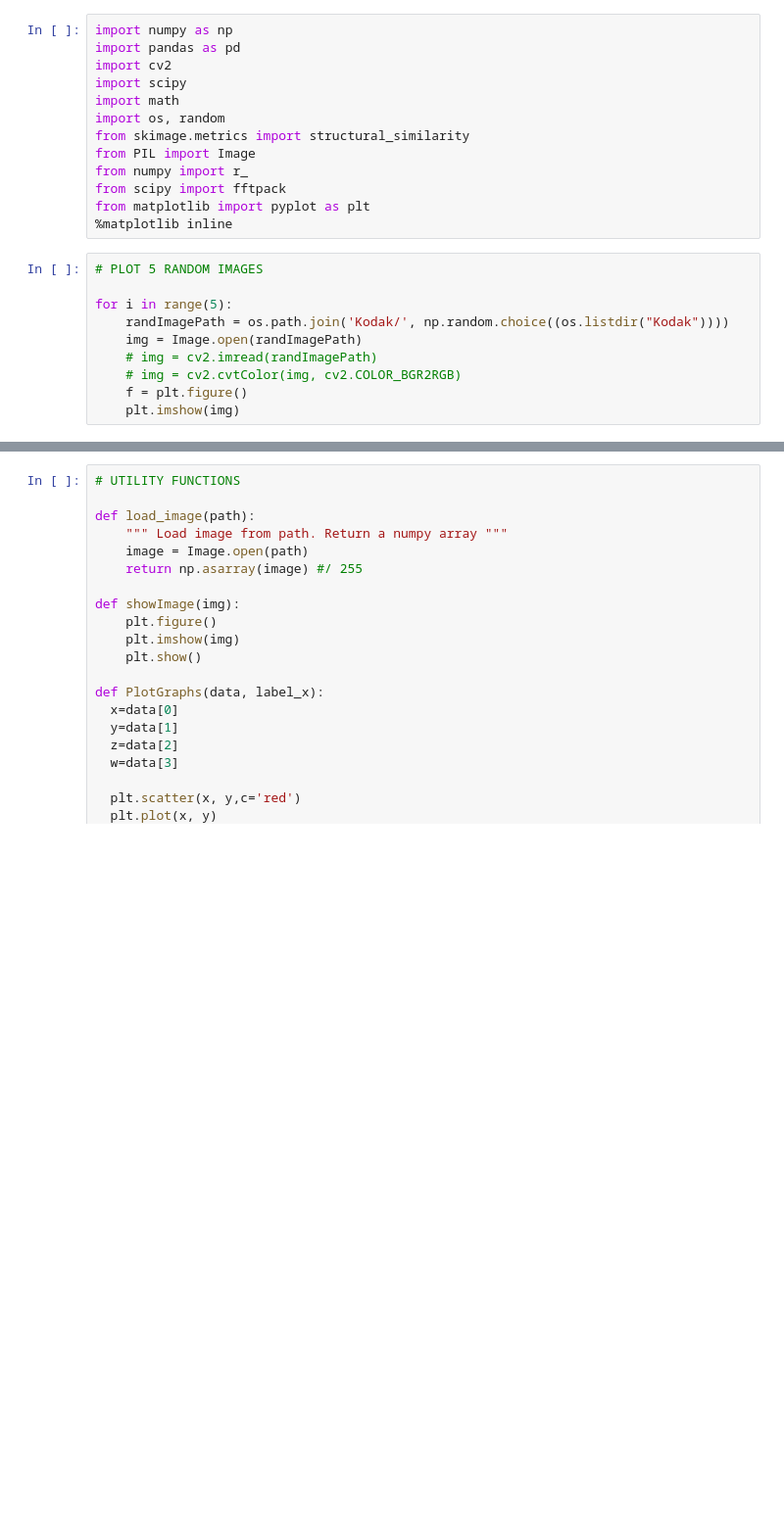
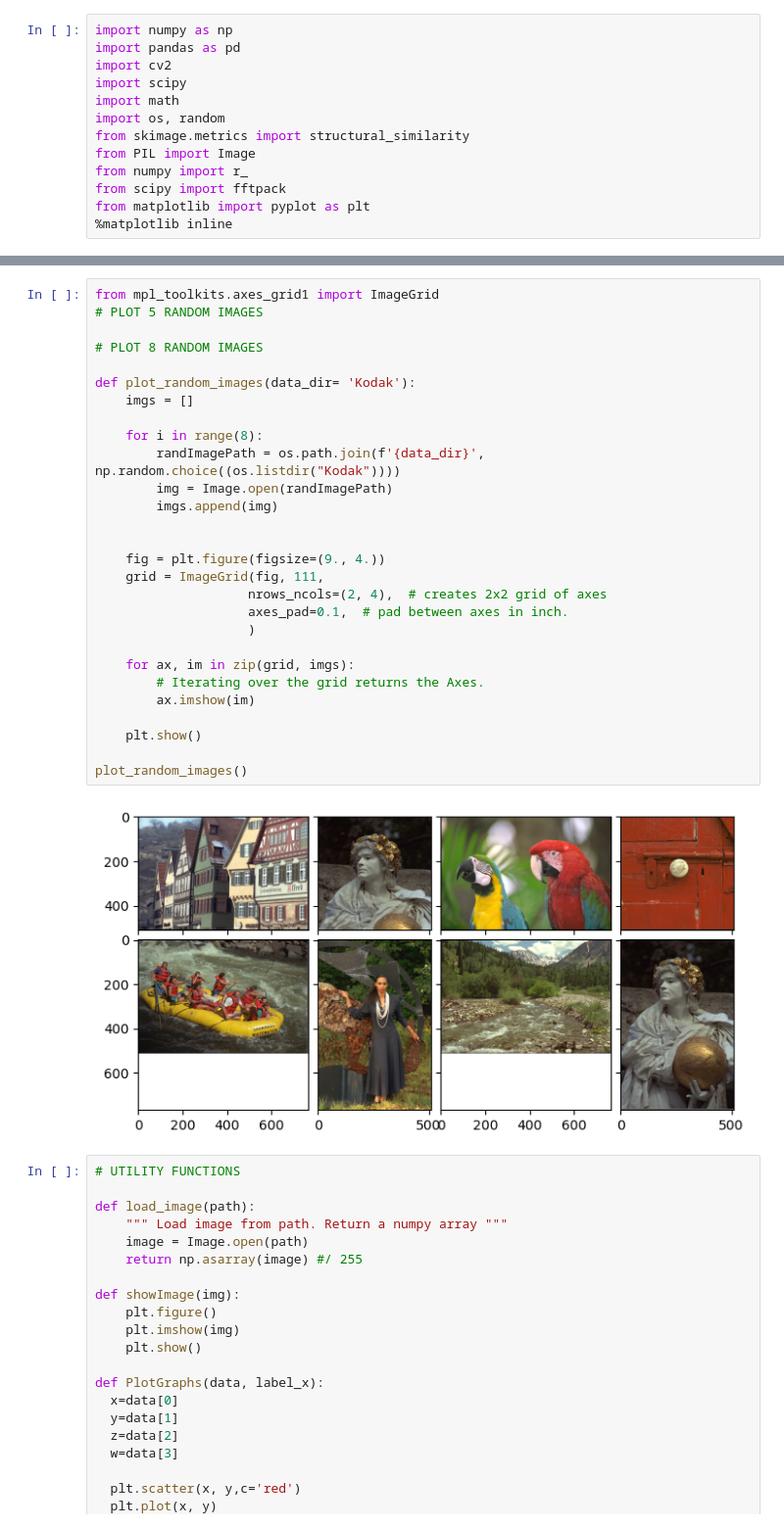
Before and after one commit to shreyan241/Lossy-Image-Compression, a Jupyter notebook: DCT.ipynb, the cells around one changed output, grey strips where cells are left out. Shown at 98% size. Cells and saved outputs as stored; diff of their text form; blank space fills up the shorter version.

Commit message:
refactor, run kodak experiment

```diff
--- a/DCT.ipynb
+++ b/DCT.ipynb
@@ -11,13 +11,3 @@ from numpy import r_
 from scipy import fftpack
 from matplotlib import pyplot as plt
 %matplotlib inline
-# %%
-# PLOT 5 RANDOM IMAGES
-
-for i in range(5):
-    randImagePath = os.path.join('Kodak/', np.random.choice((os.listdir("Kodak"))))
-    img = Image.open(randImagePath)
-    # img = cv2.imread(randImagePath)
-    # img = cv2.cvtColor(img, cv2.COLOR_BGR2RGB)
-    f = plt.figure()
-    plt.imshow(img)
@@ -30,3 +14,33 @@ for i in range(5):
+# %%
+from mpl_toolkits.axes_grid1 import ImageGrid
+# PLOT 5 RANDOM IMAGES
+
+# PLOT 8 RANDOM IMAGES
+
+def plot_random_images(data_dir= 'Kodak'):
+    imgs = []
+
+    for i in range(8):
+        randImagePath = os.path.join(f'{data_dir}', np.random.choice((os.listdir("Kodak"))))
+        img = Image.open(randImagePath)
+        imgs.append(img)
+
+
+    fig = plt.figure(figsize=(9., 4.))
+    grid = ImageGrid(fig, 111,
+                    nrows_ncols=(2, 4),  # creates 2x2 grid of axes
+                    axes_pad=0.1,  # pad between axes in inch.
+                    )
+
+    for ax, im in zip(grid, imgs):
+        # Iterating over the grid returns the Axes.
+        ax.imshow(im)
+
+    plt.show()
+
+plot_random_images()
+# %% [output]
+[figure, added]
 # %%
 # UTILITY FUNCTIONS
 
```
Also changed, not shown: parts of 15 cells of this notebook.
